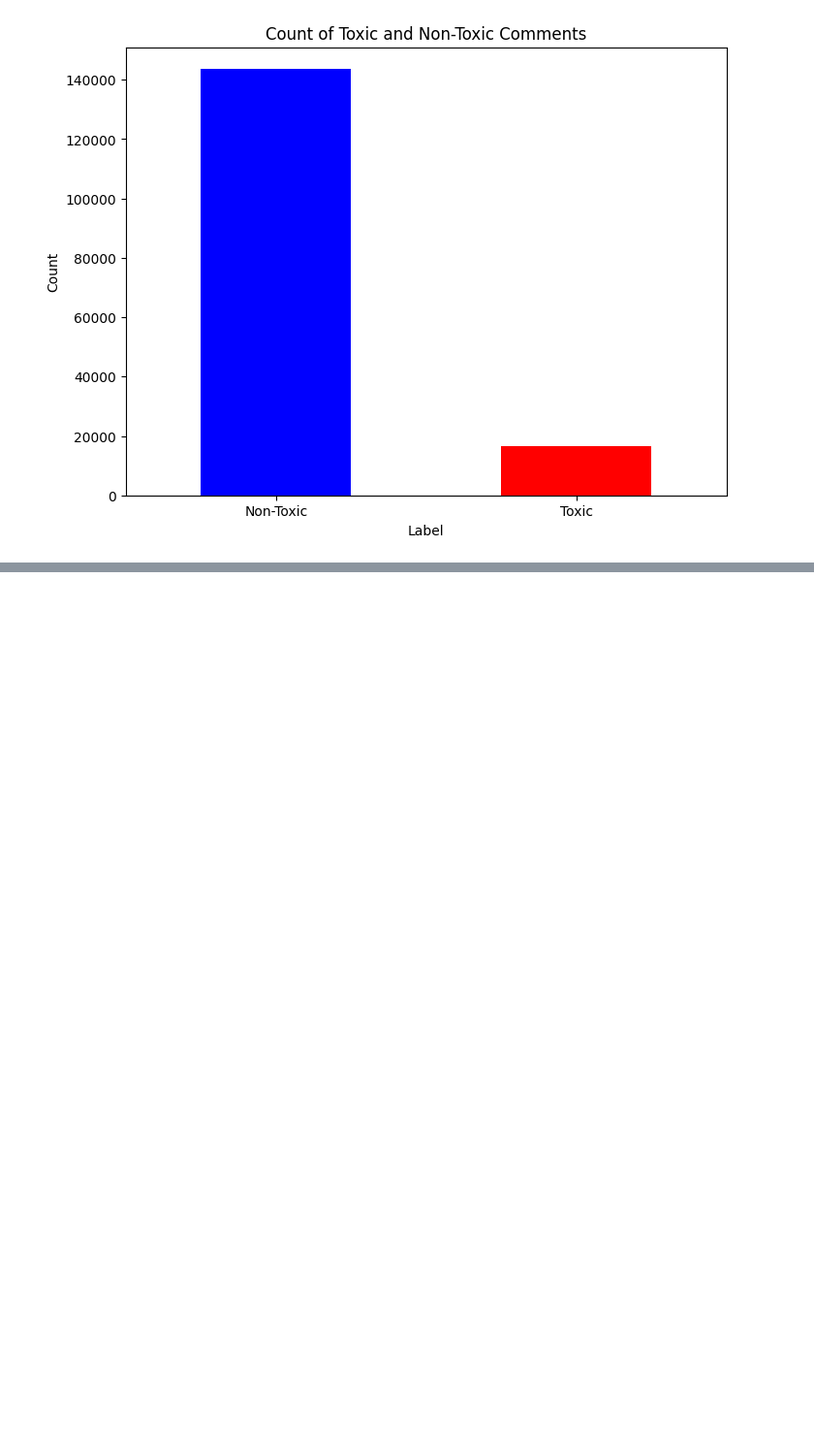
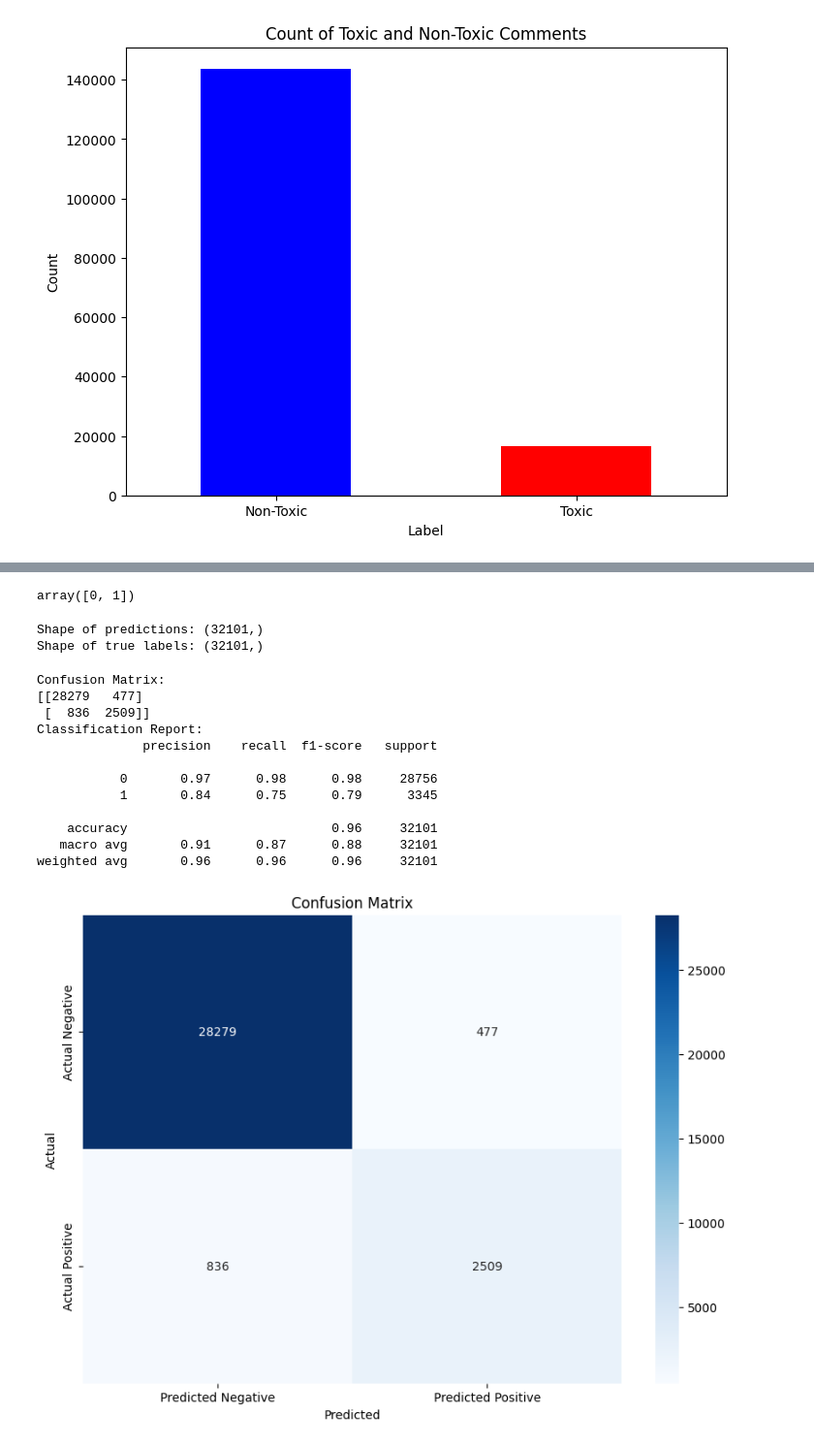
Before and after one commit to BearTeddy/EE6405-finalProject, a Jupyter notebook: main.ipynb, the cells around one changed output, grey strips where cells are left out. Shown at 97% size. Cells and saved outputs as stored; diff of their text form; code cells hidden in the pictures; blank space fills up the shorter version.

Commit message:
Commiting the test case and the models.

```diff
--- a/main.ipynb
+++ b/main.ipynb
@@ -326,0 +361,6 @@ Epoch 10/10
+# %%
+historyLSTM2 = lstm.fit(training_set['text_cleaned'],training_set['label'], epochs=10,
+                    validation_data=(test_set['text_cleaned'],test_set['label']),
+                    batch_size=64,
+                    validation_steps=30)
+lstm.save('./models/lstm_model_sigmoid.keras')
@@ -326,0 +388,3 @@ Epoch 10/10
+# %%
+pred = lstm.predict(test_set['text_cleaned'])
+pred = np.round(pred).astype(int)
@@ -326,0 +393,47 @@ Epoch 10/10
+# %%
+np.unique(pred)
+# %% [output]
+array([0, 1])
+# %%
+pred_flat = np.round(pred).astype(int).flatten()
+print(f"Shape of predictions: {pred_flat.shape}")
+print(f"Shape of true labels: {test_set['label'].shape}")
+# %% [output]
+Shape of predictions: (32101,)
+Shape of true labels: (32101,)
+# %%
+import seaborn as sns
+from sklearn.metrics import confusion_matrix,ConfusionMatrixDisplay, classification_report
+
+cm = confusion_matrix(test_set['label'], pred)
+
+# Print confusion matrix
+# Print confusion matrix
+print("Confusion Matrix:")
+print(cm)
+
+# Print classification report
+print("Classification Report:")
+print(classification_report(test_set['label'], pred_flat))
+
+# Plot confusion matrix using seaborn
+plt.figure(figsize=(10, 7))
+sns.heatmap(cm, annot=True, fmt='d', cmap='Blues', xticklabels=['Predicted Negative', 'Predicted Positive'], yticklabels=['Actual Negative', 'Actual Positive'])
+plt.xlabel('Predicted')
+plt.ylabel('Actual')
+plt.title('Confusion Matrix')
+plt.show()
+# %% [output]
+Confusion Matrix:
+[[28279   477]
+ [  836  2509]]
+Classification Report:
+              precision    recall  f1-score   support
+
+           0       0.97      0.98      0.98     28756
+           1       0.84      0.75      0.79      3345
+
+    accuracy                           0.96     32101
+   macro avg       0.91      0.87      0.88     32101
+weighted avg       0.96      0.96      0.96     32101
+[figure, added]
```
Also changed, not shown: parts of 17 cells of this notebook, 3 other files.
